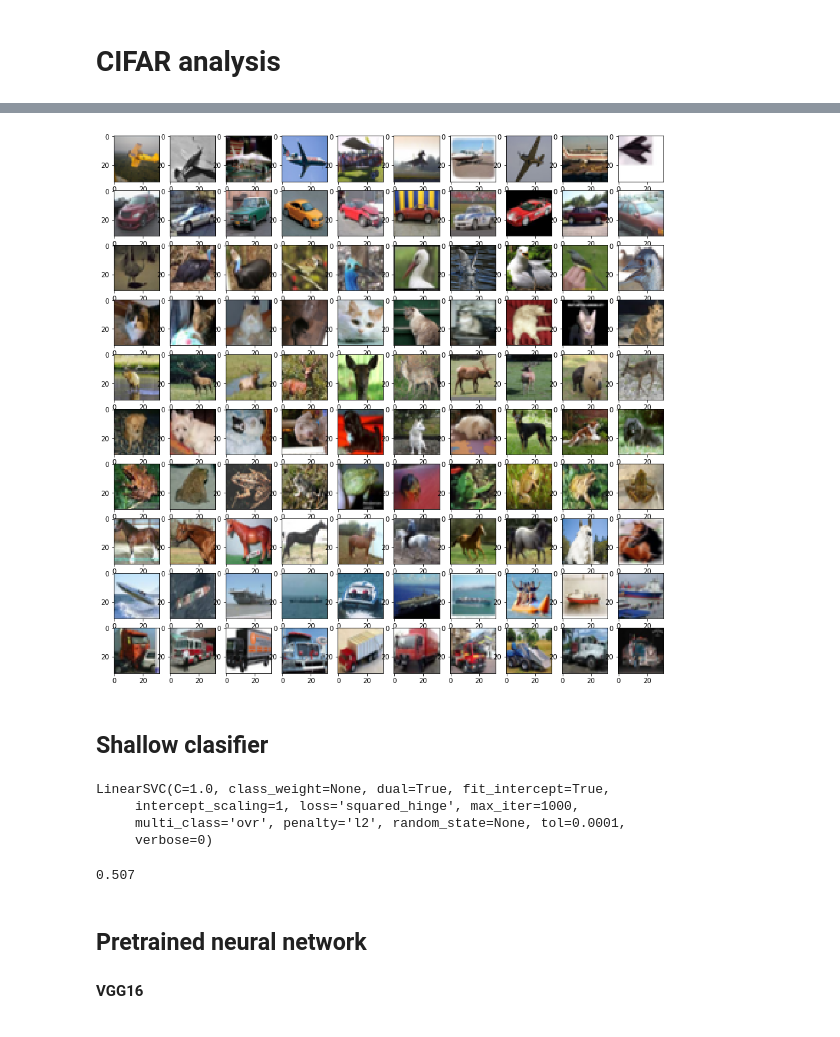
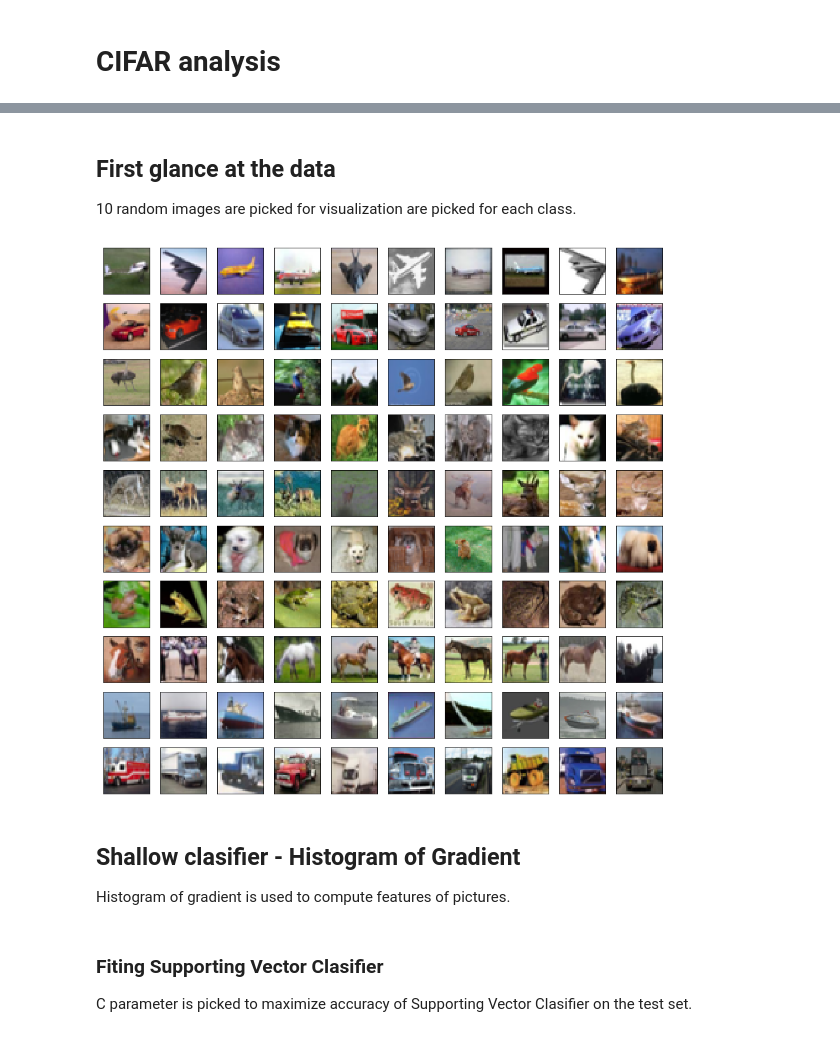
Before and after one commit to Tom556/CifarAnalysis, a Jupyter notebook: CifarAnalysis.ipynb, the cells around one changed output, grey strips where cells are left out. Saved outputs shown, nothing was run; the diff lists cells and outputs as text; code cells hidden in the pictures.

```diff
--- a/CifarAnalysis.ipynb
+++ b/CifarAnalysis.ipynb
@@ -55,23 +42,32 @@ X_train,  X_test, y_train, y_test = train_test_split(cifar[b'data'][:6000],cifar
 
 X_train = X_train.reshape(-1,3,32,32).transpose([0,2, 3, 1])
 X_test = X_test.reshape(-1,3,32,32).transpose([0,2, 3, 1])
+# %% [markdown]
+## First glance at the data
+
+10 random images are picked for visualization are picked for each class.
 # %%
+classes = ['airplane', 'automobile', 'bird', 'cat', 'deer', 'dog', 'frog', 'horse', 'boat', 'truck']
+
 random_indices = []
 for idx in range(10):
     random_indices += list(np.random.choice(np.where(np.array(y_train)==idx)[0], size=10))
 
 fig = plt.figure(figsize=(15,15))
 for i, ridx in enumerate(random_indices):
-    fig.add_subplot(10,10,i+1)
-
-    tmp_picture = X_train[ridx,:]
-    plt.imshow(tmp_picture)
+    ax = fig.add_subplot(10,10,i+1)
+    ax.set_xticks([])
+    ax.set_yticks([])
+    tmp_picture = X_train[ridx,...]
+    ax.imshow(tmp_picture)
 
 plt.show()
 # %% [output]
-[figure, old version]
+[figure, new version]
-# %% [markdown]
-## Shallow clasifier
+# %% [markdown]
+## Shallow clasifier - Histogram of Gradient
+
+Histogram of gradient is used to compute features of pictures.
 # %%
 winSize = (32,32)
 blockSize = (16,16)
@@ -93,14 +89,6 @@ train_descriptors = np.zeros((X_train.shape[0], 324))
 for idx, img in enumerate(X_train):
     descriptor = hog.compute(img)
     train_descriptors[idx,:] = descriptor.ravel()
-# %%
-shallow_classifier = svm.LinearSVC()
-shallow_classifier.fit(train_descriptors, y_train)
-# %% [output]
-LinearSVC(C=1.0, class_weight=None, dual=True, fit_intercept=True,
-     intercept_scaling=1, loss='squared_hinge', max_iter=1000,
-     multi_class='ovr', penalty='l2', random_state=None, tol=0.0001,
-     verbose=0)
 # %%
 
 test_descriptors = np.zeros((X_test.shape[0], 324))
@@ -113,8 +99,4 @@ shallow_predict = shallow_classifier.predict(test_descriptors)
-# %%
-np.mean(shallow_predict==y_test)
-# %% [output]
-0.507
-# %% [markdown]
-## Pretrained neural network
-
-#### VGG16
+# %% [markdown]
+###  Fiting  Supporting Vector Clasifier
+
+C parameter is picked to maximize accuracy of Supporting Vector Clasifier on the test set.
```
Also changed, not shown: parts of 53 cells of this notebook.
